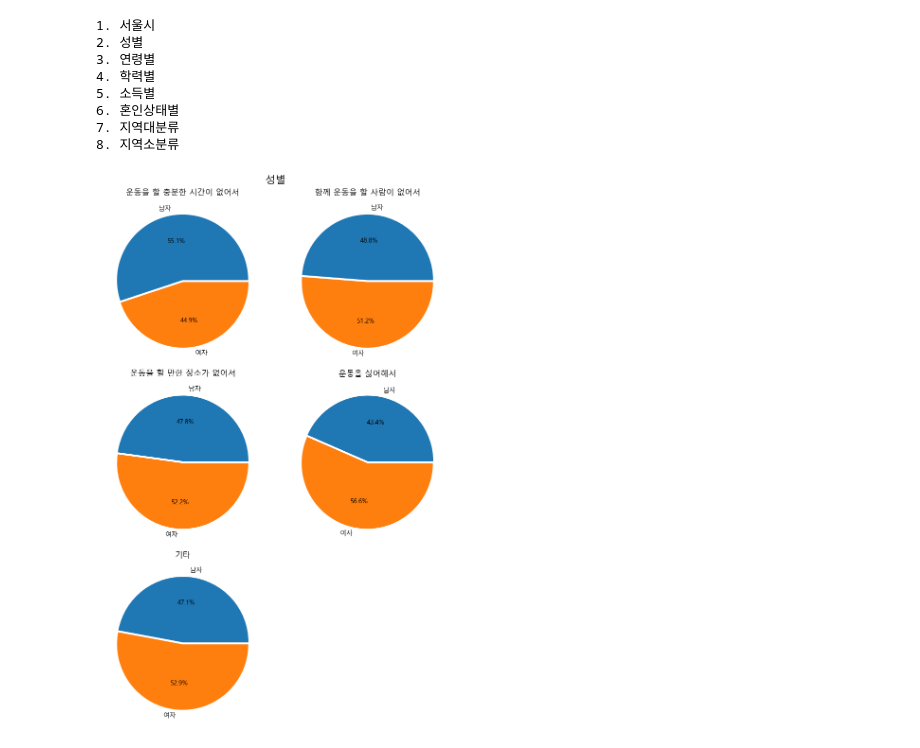
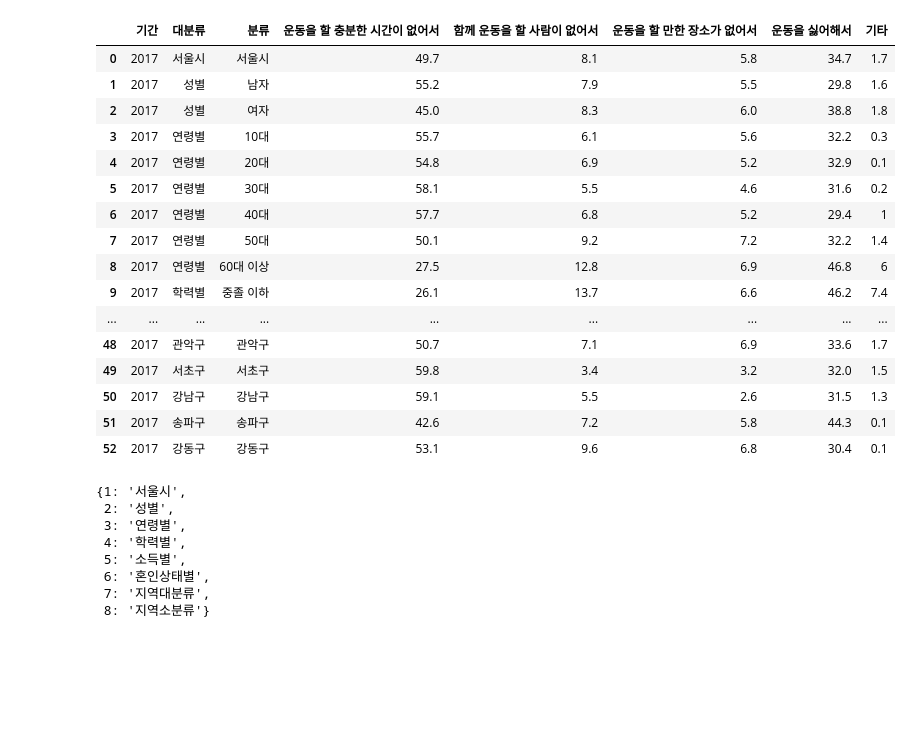
Before and after one commit to lth0813/SeSAC-LECTURE, a Jupyter notebook: 과제/MP1/MP1-1.ipynb, the cells around one changed output. Saved outputs shown, nothing was run; the diff lists cells and outputs as text; code cells hidden in the pictures; blank space fills up the shorter version.

```diff
--- a/과제/MP1/MP1-1.ipynb
+++ b/과제/MP1/MP1-1.ipynb
@@ -53,13 +7,0 @@ class Draw_Graph():
-# %%
-dg = Draw_Graph()
-dg.draw_graph()
-# %% [output]
-1. 서울시
-2. 성별
-3. 연령별
-4. 학력별
-5. 소득별
-6. 혼인상태별
-7. 지역대분류
-8. 지역소분류
-[figure, removed]
@@ -65,0 +11,39 @@ dg.draw_graph()
+# %%
+data = pd.read_excel("notExercise.xls")
+# %%
+data
+# %% [output]
+|  | 기간 | 대분류 | 분류 | 운동을 할 충분한 시간이 없어서 | 함께 운동을 할 사람이 없어서 | 운동을 할 만한 장소가 없어서 | 운동을 싫어해서 | 기타 |
+| 0 | 2017 | 서울시 | 서울시 | 49.7 | 8.1 | 5.8 | 34.7 | 1.7 |
+| 1 | 2017 | 성별 | 남자 | 55.2 | 7.9 | 5.5 | 29.8 | 1.6 |
+| 2 | 2017 | 성별 | 여자 | 45.0 | 8.3 | 6.0 | 38.8 | 1.8 |
+| 3 | 2017 | 연령별 | 10대 | 55.7 | 6.1 | 5.6 | 32.2 | 0.3 |
+| 4 | 2017 | 연령별 | 20대 | 54.8 | 6.9 | 5.2 | 32.9 | 0.1 |
+| 5 | 2017 | 연령별 | 30대 | 58.1 | 5.5 | 4.6 | 31.6 | 0.2 |
+| 6 | 2017 | 연령별 | 40대 | 57.7 | 6.8 | 5.2 | 29.4 | 1 |
+| 7 | 2017 | 연령별 | 50대 | 50.1 | 9.2 | 7.2 | 32.2 | 1.4 |
+| 8 | 2017 | 연령별 | 60대 이상 | 27.5 | 12.8 | 6.9 | 46.8 | 6 |
+| 9 | 2017 | 학력별 | 중졸 이하 | 26.1 | 13.7 | 6.6 | 46.2 | 7.4 |
+| ... | ... | ... | ... | ... | ... | ... | ... | ... |
+| 48 | 2017 | 관악구 | 관악구 | 50.7 | 7.1 | 6.9 | 33.6 | 1.7 |
+| 49 | 2017 | 서초구 | 서초구 | 59.8 | 3.4 | 3.2 | 32.0 | 1.5 |
+| 50 | 2017 | 강남구 | 강남구 | 59.1 | 5.5 | 2.6 | 31.5 | 1.3 |
+| 51 | 2017 | 송파구 | 송파구 | 42.6 | 7.2 | 5.8 | 44.3 | 0.1 |
+| 52 | 2017 | 강동구 | 강동구 | 53.1 | 9.6 | 6.8 | 30.4 | 0.1 |
+# %%
+tmp_list = []
+for item in data["대분류"].unique():
+    if not item.endswith("구"):
+        tmp_list.append(item)
+tmp_list.append("지역소분류")
+category = {i + 1: item for i, item in enumerate(tmp_list)}
+category
+# %% [output]
+{1: '서울시',
+ 2: '성별',
+ 3: '연령별',
+ 4: '학력별',
+ 5: '소득별',
+ 6: '혼인상태별',
+ 7: '지역대분류',
+ 8: '지역소분류'}
```
Also changed, not shown: parts of 7 cells of this notebook, 19 other files.
